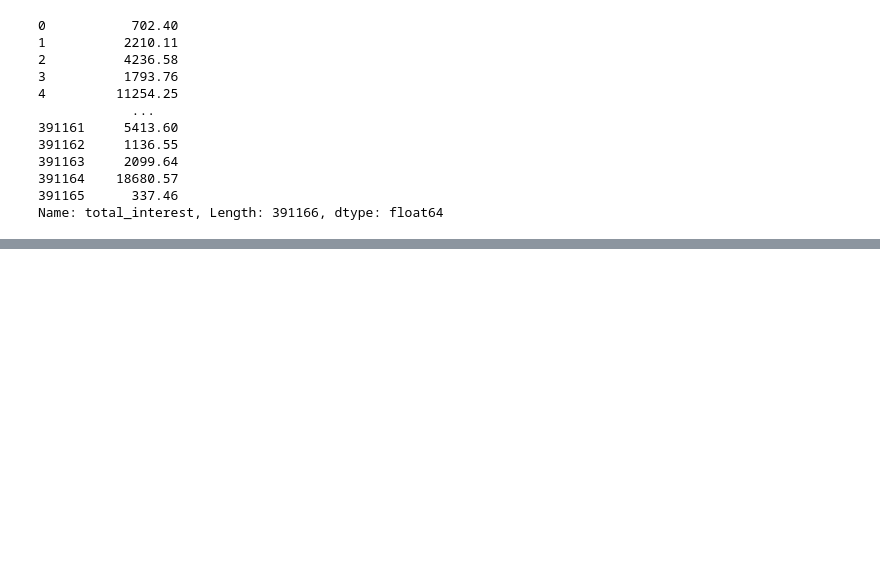
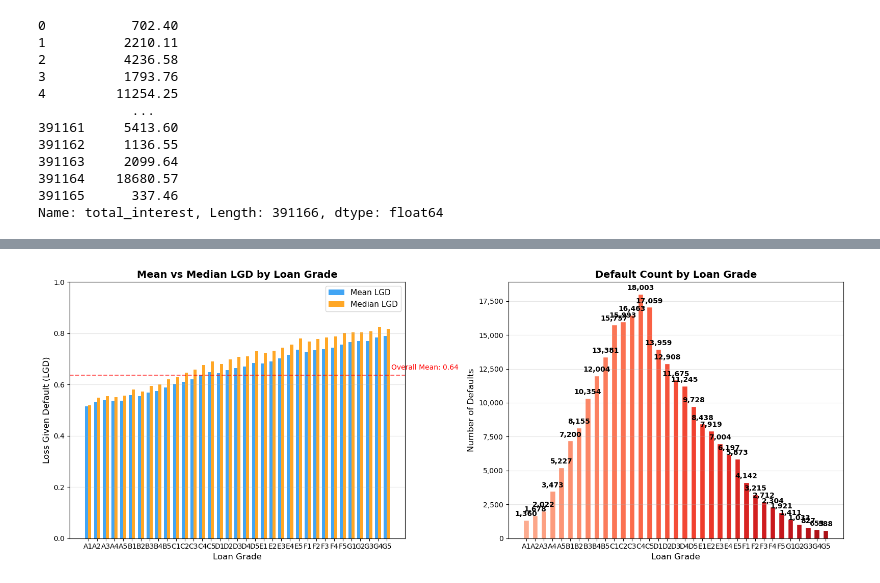
Before and after one commit to SU-IST707-SP26/group-project-data-dopes, a Jupyter notebook: work/Data_Prep_for_Policy_Simulation.ipynb, the cells around one changed output, grey strips where cells are left out. Drawn from its saved outputs; the diff is of its cells as text; code cells hidden in the pictures; blank space fills up the shorter version.

```diff
--- a/work/Data_Prep_for_Policy_Simulation.ipynb
+++ b/work/Data_Prep_for_Policy_Simulation.ipynb
@@ -154,0 +252,11 @@ Name: total_interest, Length: 391166, dtype: float64
+# %%
+lgd_by_grade = default_df.groupby('sub_grade')['lgd'].agg(['mean', 'median', 'count', 'std'])
+lgd_by_grade = lgd_by_grade.sort_index()  # ensure A, B, C, D, E, F, G order
+
+print(lgd_by_grade)
+
+grades = lgd_by_grade.index.tolist()
+means = lgd_by_grade['mean'].values
+medians = lgd_by_grade['median'].values
+counts = lgd_by_grade['count'].values
+stds = lgd_by_grade['std'].values
@@ -154,0 +281,52 @@ Name: total_interest, Length: 391166, dtype: float64
+# %%
+import numpy as np
+x = np.arange(len(grades))
+width = 0.35
+
+fig, axes = plt.subplots(1, 2, figsize=(16, 6))
+
+# --- Left plot: Mean vs Median ---
+bars1 = axes[0].bar(x - width/2, means, width, label='Mean LGD', color='#2196F3', alpha=0.85)
+bars2 = axes[0].bar(x + width/2, medians, width, label='Median LGD', color='#FF9800', alpha=0.85)
+
+# Add value labels on bars
+'''for bar in bars1:
+    axes[0].text(bar.get_x() + bar.get_width()/2, bar.get_height() + 0.008,
+                 f'{bar.get_height():.2f}', ha='center', va='bottom', fontsize=9)
+for bar in bars2:
+    axes[0].text(bar.get_x() + bar.get_width()/2, bar.get_height() + 0.008,
+                 f'{bar.get_height():.2f}', ha='center', va='bottom', fontsize=9)'''
+
+axes[0].set_xlabel('Loan Grade', fontsize=12)
+axes[0].set_ylabel('Loss Given Default (LGD)', fontsize=12)
+axes[0].set_title('Mean vs Median LGD by Loan Grade', fontsize=14, fontweight='bold')
+axes[0].set_xticks(x)
+axes[0].set_xticklabels(grades)
+axes[0].legend(fontsize=11)
+axes[0].set_ylim(0, 1.0)
+axes[0].axhline(y=default_df['lgd'].mean(), color='red', linestyle='--', alpha=0.6, label='Overall Mean')
+axes[0].text(len(grades) - 0.5, default_df['lgd'].mean() + 0.02,
+             f"Overall Mean: {default_df['lgd'].mean():.2f}", color='red', fontsize=10)
+axes[0].grid(axis='y', alpha=0.3)
+
+# --- Right plot: Count of defaults by grade ---
+colors = plt.cm.Reds(np.linspace(0.3, 0.85, len(grades)))
+bars3 = axes[1].bar(x, counts, width=0.6, color=colors, edgecolor='white')
+
+for bar, count in zip(bars3, counts):
+    axes[1].text(bar.get_x() + bar.get_width()/2, bar.get_height() + max(counts)*0.01,
+                 f'{int(count):,}', ha='center', va='bottom', fontsize=10, fontweight='bold')
+
+axes[1].set_xlabel('Loan Grade', fontsize=12)
+axes[1].set_ylabel('Number of Defaults', fontsize=12)
+axes[1].set_title('Default Count by Loan Grade', fontsize=14, fontweight='bold')
+axes[1].set_xticks(x)
+axes[1].set_xticklabels(grades)
+axes[1].yaxis.set_major_formatter(mticker.FuncFormatter(lambda val, pos: f'{int(val):,}'))
+axes[1].grid(axis='y', alpha=0.3)
+
+plt.tight_layout()
+plt.savefig('lgd_by_grade.png', dpi=150, bbox_inches='tight')
+plt.show()
+# %% [output]
+[figure, added]
```
Also changed, not shown: parts of 10 cells of this notebook.
